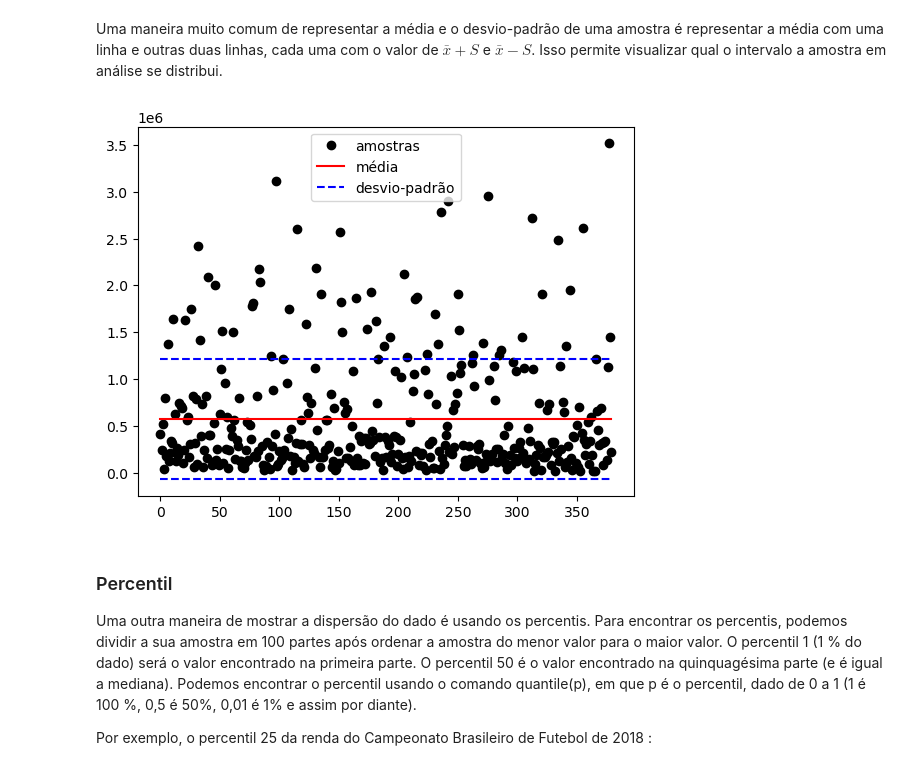
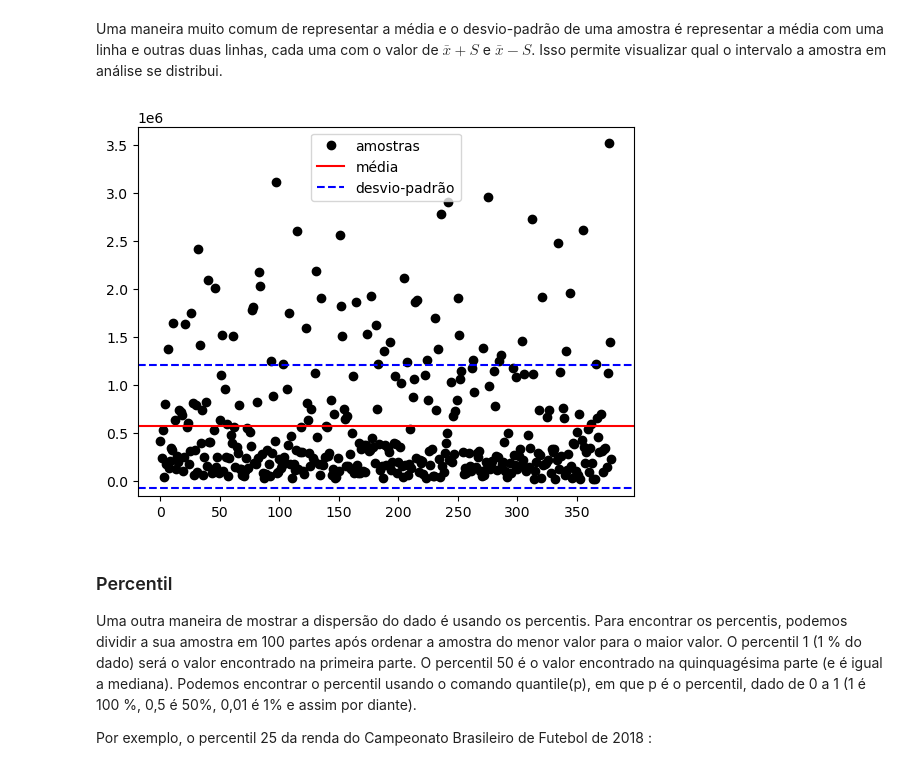
Before and after one commit to sofialora/BasesComputacionais, a Jupyter notebook: aula7/Estatistica.ipynb, the cells around one changed output. Saved outputs shown, nothing was run; the diff lists cells and outputs as text; code cells hidden in the pictures.

```diff
--- a/aula7/Estatistica.ipynb
+++ b/aula7/Estatistica.ipynb
@@ -384,7 +384,7 @@ Também é possível calcular a variância de uma coluna de um DataFrame do Pand
 # %% [markdown]
 Para calcular a variância da arrecadação em jogos do Campeonato Brasileiro de 2018:
 # %%
-tabela = pd.read_csv('./dados/tabelaBrasileirao2018.csv')
+tabela = pd.read_csv('../dados/tabelaBrasileirao2018.csv')
 tabela['Renda (R$)'].var()
 # %% [output]
 410493821806.1659
@@ -407,18 +407,18 @@ Uma maneira muito comum de representar a média e o desvio-padrão de uma amostr
 # %%
 stdX = tabela['Renda (R$)'].std()
 
 plt.figure()
 plt.plot(np.arange(0,len(tabela)), tabela['Renda (R$)'], marker = 'o', linestyle = '', label='amostras', color = 'black')
-plt.plot(np.arange(0,len(tabela)), tabela['Renda (R$)'].mean()*np.ones(len(tabela)), marker = '',
+plt.axhline(tabela['Renda (R$)'].mean(), marker = '',
          linestyle = '-', color = 'red', label='média')
-plt.plot(np.arange(0,len(tabela)), (tabela['Renda (R$)'].mean() + stdX)*np.ones(len(tabela)),
-         marker = '', linestyle = '--', color = 'blue', label='desvio-padrão')
-plt.plot(np.arange(0,len(tabela)), (tabela['Renda (R$)'].mean() - stdX)*np.ones(len(tabela)),
-         marker = '', linestyle = '--', color = 'blue')
+plt.axhline(tabela['Renda (R$)'].mean() + stdX, marker = '',
+         linestyle = '--', color = 'blue', label='desvio-padrão')
+plt.axhline(tabela['Renda (R$)'].mean() - stdX, marker = '',
+         linestyle = '--', color = 'blue')
 plt.legend()
 plt.show()
 # %% [output]
-[figure, old version]
+[figure, new version]
 # %% [markdown]
 ### Percentil
 
```
Also changed, not shown: parts of 10 cells of this notebook, 5 other files.
